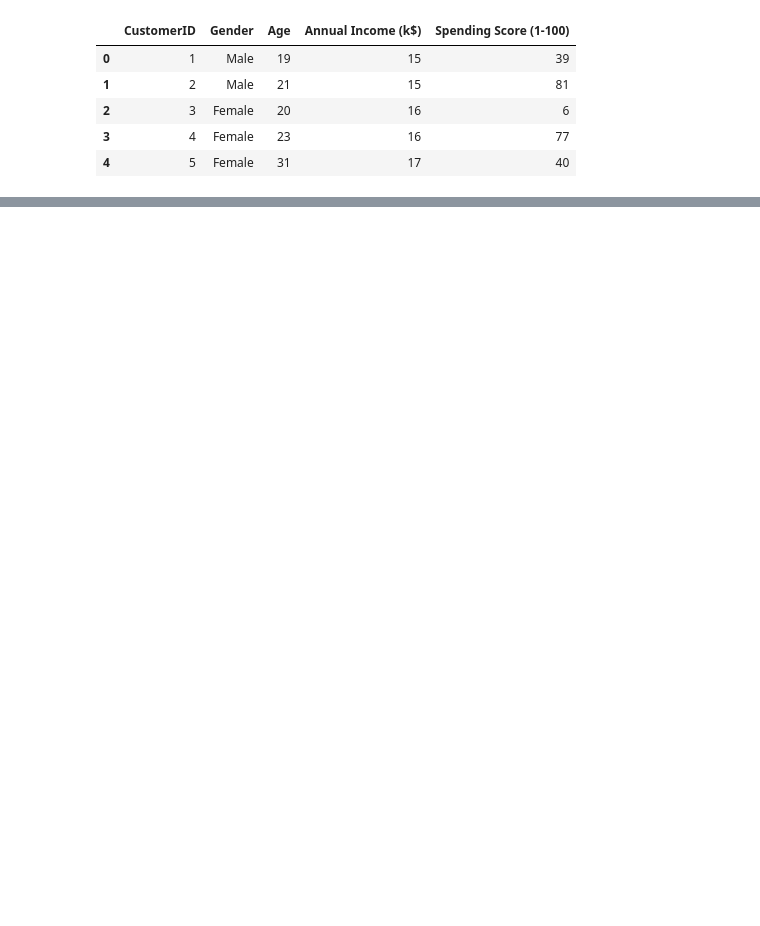
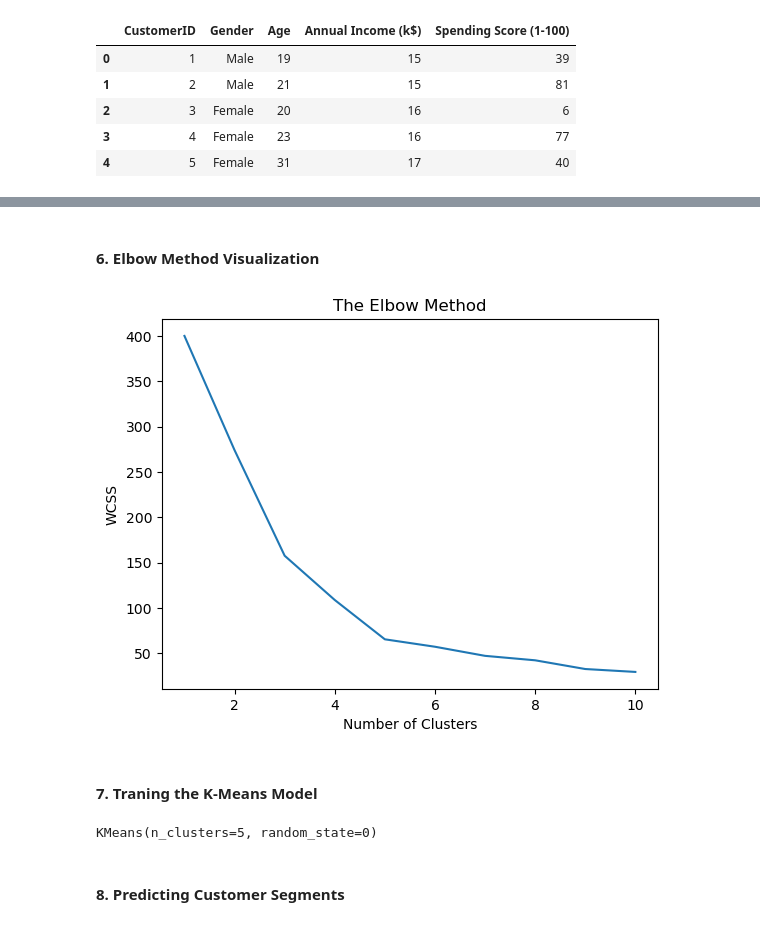
Before and after one commit to pawarsakshi6080-cloud/Customer-Segmentation-Project-, a Jupyter notebook: customer_segmentation.ipynb, the cells around one changed output, grey strips where cells are left out. Cells and saved outputs as stored; diff of their text form; code cells hidden in the pictures; blank space fills up the shorter version.

Commit message:
Update completed customer segmentation notebook

```diff
--- a/customer_segmentation.ipynb
+++ b/customer_segmentation.ipynb
@@ -13,0 +66,4 @@ df.head()
+# %%
+sc = StandardScaler()            #--Object
+# %%
+X = sc.fit_transform(X)
@@ -13,0 +86,19 @@ df.head()
+# %%
+wcss = []         # Elbow Method ( WCSS-within cluster sum of squares )
+# %%
+for i in range(1,11):
+    kmeans = KMeans(n_clusters=i, init="k-means++", random_state=0)
+    kmeans.fit(X)
+    wcss.append(kmeans.inertia_)
+# %% [markdown]
+#### 6. Elbow Method Visualization
+# %%
+plt.plot(range(1,11),wcss)      # Elbow Method Plot
+plt.title("The Elbow Method")
+plt.xlabel("Number of Clusters")
+plt.ylabel("WCSS")
+plt.show()
+# %% [output]
+[figure, added]
+# %% [markdown]
+#### 7. Traning the K-Means Model
@@ -13,0 +107,6 @@ df.head()
+# %%
+kmeans.fit(X)
+# %% [output]
+KMeans(n_clusters=5, random_state=0)
+# %% [markdown]
+#### 8. Predicting Customer Segments
```
Also changed, not shown: parts of 24 cells of this notebook.
